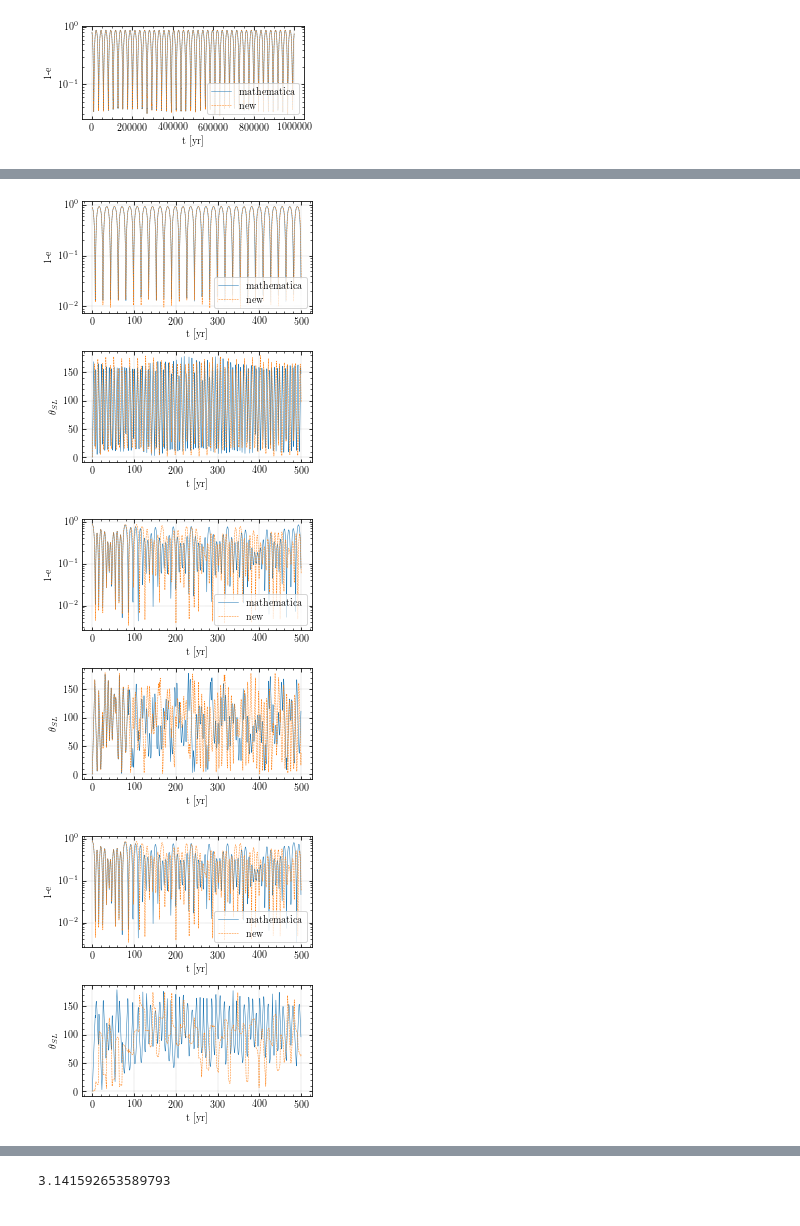
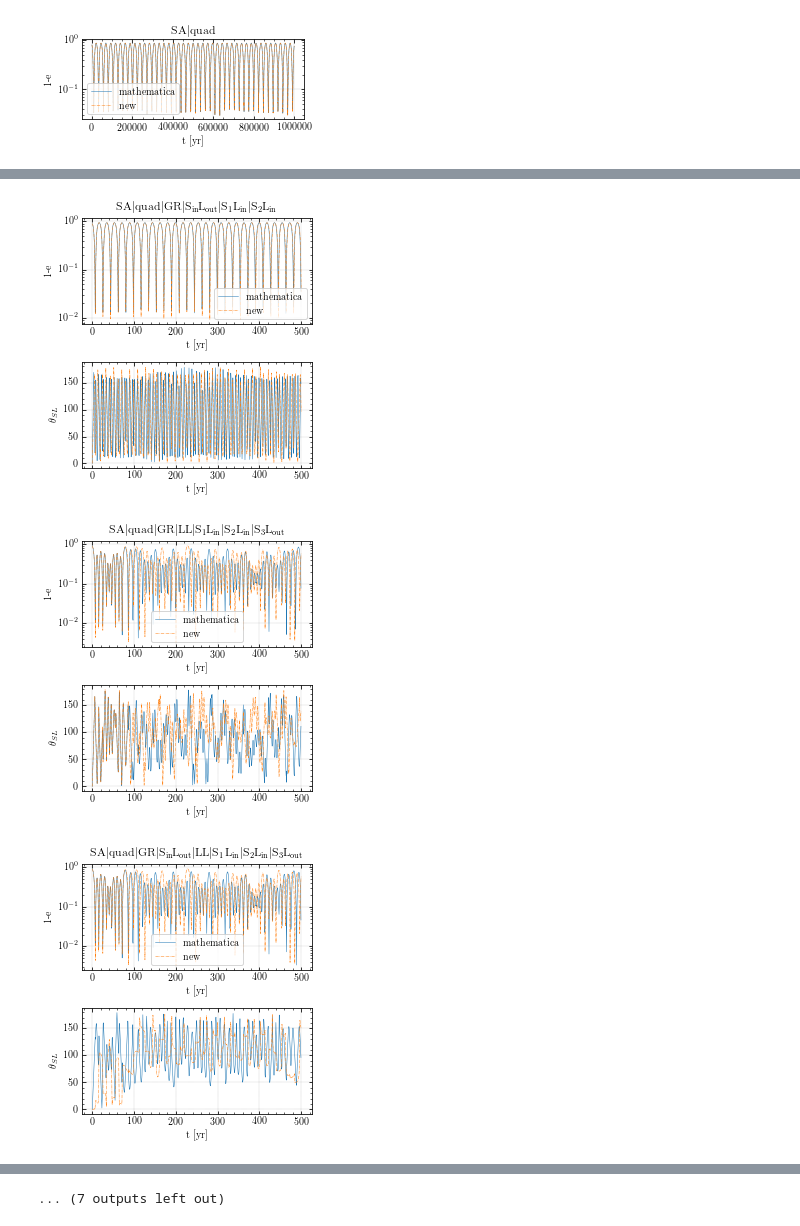
Before and after one commit to YihanWangAstro/Secular, a Jupyter notebook: draw_compare.ipynb, the cells around one changed output, grey strips where cells are left out. Saved outputs shown, nothing was run; the diff lists cells and outputs as text; code cells hidden in the pictures.

```diff
--- a/draw_compare.ipynb
+++ b/draw_compare.ipynb
@@ -76,7 +76,7 @@ def load_std(name):
         out.update({'s1':data[:,2]})
     return out
 
-def draw_compare(prefix,id,d1,d2):
+def draw_compare(prefix,id,d1,d2,tilt):
 
     subplt = 1
 
@@ -84,10 +84,13 @@ def draw_compare(prefix,id,d1,d2):
         subplt += 2
 
     fig = plt.figure(figsize=(4,2*subplt))
+
+
     ax = fig.add_subplot(subplt,1,1)
 
+    ax.set_title(tilt)
     ax.plot(d1['t'],1-d1['e1'],label='mathematica',lw=0.5)
-    ax.plot(d2['t'],1-np.sqrt((d2['e1']**2).sum(axis=1)),label='new',ls='--',lw=0.5)
+    ax.plot(d2['t'],1-np.sqrt((d2['e1']**2).sum(axis=1)),label='new',ls='-.',lw=0.5)
     ax.set_xlabel('t [yr]')
     ax.set_ylabel('1-e')
     #plt.plot(d2['L2'][0:30000,0],d2['L2'][0:30000,1],'--',lw=0.1)
@@ -105,18 +108,27 @@ def draw_compare(prefix,id,d1,d2):
         s = d2['s1']
         theta = np.arccos((L1*s).sum(axis=1)/(np.sqrt((L1**2).sum(axis=1))*np.sqrt((s**2).sum(axis=1))))*180/np.pi
 
-        ax.plot(d2['t'], theta,label='new',ls='--',lw=0.5)
+        ax.plot(d2['t'], theta,label='new',ls='-.',lw=0.5)
         ax.set_xlabel('t [yr]')
         ax.set_ylabel('$\\theta_{SL}$')
 
     plt.tight_layout()
     plt.savefig(prefix+'comp'+str(id)+'.png',bbox_inches = 'tight',dpi=300)
+
+def load_title(name):
+    fo = open(name)
+    title={}
+    for line in fo:
+        key, info = line.split(":")
+        title.update({key:info})
+    return title
 # %%
-seq = np.arange(9)+1
-
+seq = np.arange(19)+1
+#seq = [14, 15, 16, 17, 18, 19]
+title = load_title("test/log.txt")
 for i in seq:
-    data = load_secular('testSA/output_'+str(i)+'.txt')
+    data = load_secular('test/output_'+str(i)+'.txt')
 #std = load_secular('testDA/trajectory_4.txt')
     std = load_std('reg_test/std/eccentricity_'+str(i)+'.txt')
-    draw_compare('reg_test/',i,std,data)
+    draw_compare('reg_test/',i,std,data,"$\mathrm{"+title[str(i)].rstrip()+"}$")
 # %% [output]
@@ -125 +137 @@ for i in seq:
-[figure, old version]
+[figure, new version]
@@ -129,3 +141,3 @@ for i in seq:
-[figure, old version]
+[figure, new version]
-[figure, old version]
+[figure, new version]
-[figure, old version]
+[figure, new version]
@@ -132,4 +147 @@ for i in seq:
+... (7 outputs left out)
-# %%
-np.pi
-# %% [output]
-3.141592653589793
```
Also changed, not shown: parts of 2 cells of this notebook, 4 other files.
